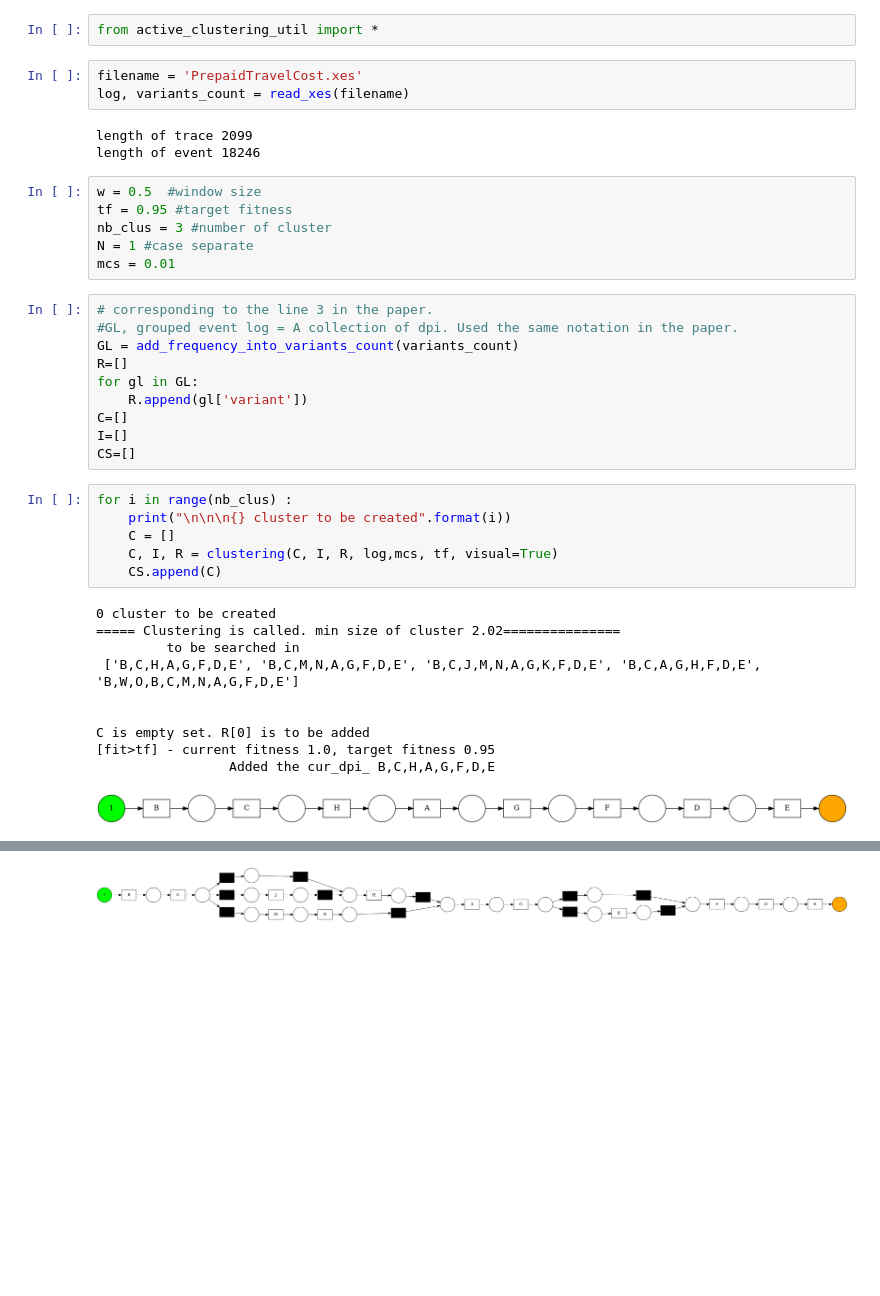
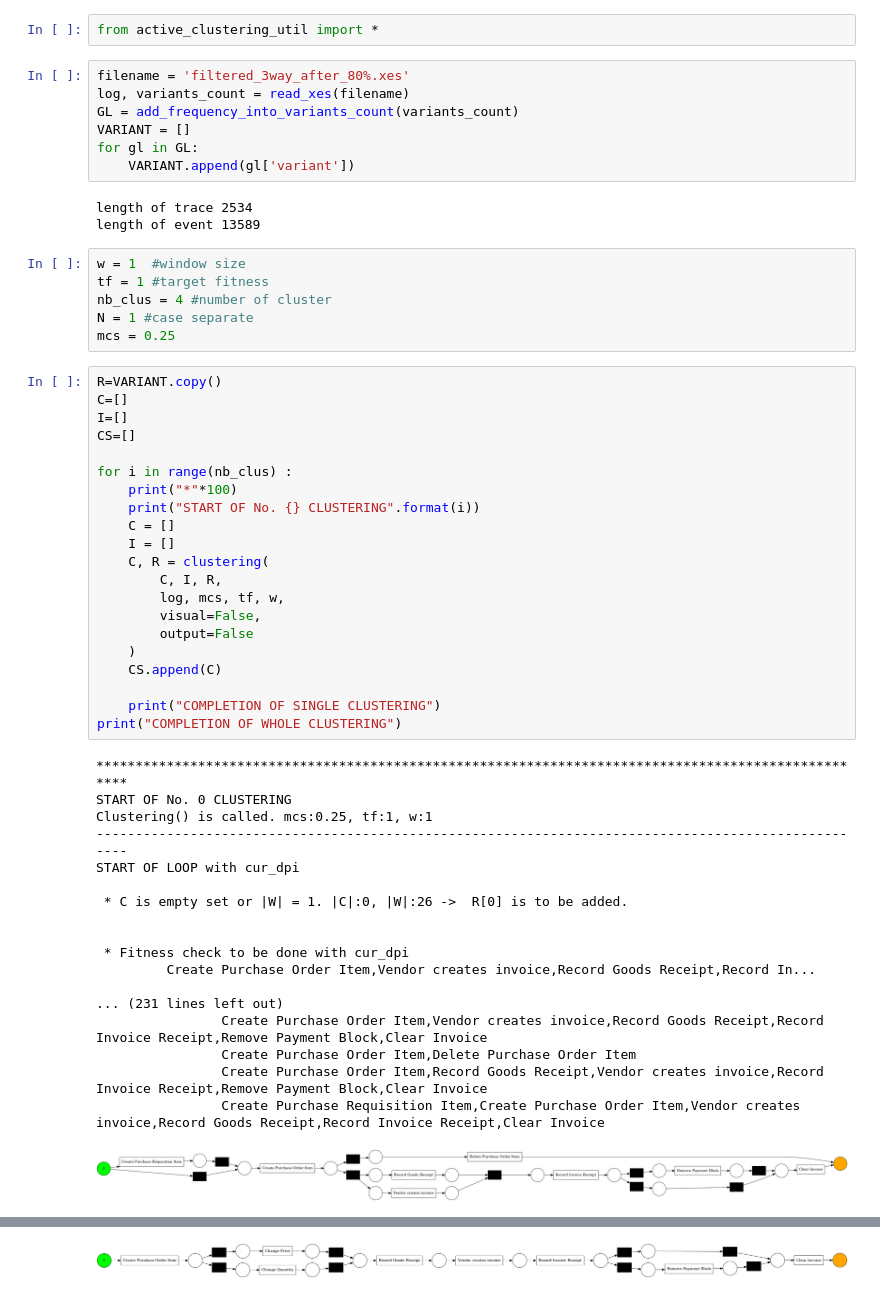
Before and after one commit to bbk0529/seminar_ML_application, a Jupyter notebook: Seminar.ipynb, the cells around one changed output, grey strips where cells are left out. Saved outputs shown, nothing was run; the diff lists cells and outputs as text; blank space fills up the shorter version.

Commit message:
adding visualization including p petrinet / dfa

```diff
--- a/Seminar.ipynb
+++ b/Seminar.ipynb
@@ -1,41 +1,58 @@
 # %%
 from active_clustering_util import *
 # %%
-filename = 'PrepaidTravelCost.xes'
+filename = 'filtered_3way_after_80%.xes'
 log, variants_count = read_xes(filename)
+GL = add_frequency_into_variants_count(variants_count)
+VARIANT = []
+for gl in GL:
+    VARIANT.append(gl['variant'])
 # %% [output]
-length of trace 2099
-length of event 18246
+length of trace 2534
+length of event 13589
 # %%
-w = 0.5  #window size
-tf = 0.95 #target fitness
-nb_clus = 3 #number of cluster
+w = 1  #window size
+tf = 1 #target fitness
+nb_clus = 4 #number of cluster
 N = 1 #case separate
-mcs = 0.01
+mcs = 0.25
-# %%
-# corresponding to the line 3 in the paper.
-#GL, grouped event log = A collection of dpi. Used the same notation in the paper.
-GL = add_frequency_into_variants_count(variants_count)
-R=[]
-for gl in GL:
-    R.append(gl['variant'])
-C=[]
-I=[]
-CS=[]
 # %%
+R=VARIANT.copy()
+C=[]
+I=[]
+CS=[]
+
 for i in range(nb_clus) :
-    print("\n\n\n{} cluster to be created".format(i))
+    print("*"*100)
+    print("START OF No. {} CLUSTERING".format(i))
     C = []
-    C, I, R = clustering(C, I, R, log,mcs, tf, visual=True)
+    I = []
+    C, R = clustering(
+        C, I, R,
+        log, mcs, tf, w,
+        visual=False,
+        output=False
+    )
     CS.append(C)
+
+    print("COMPLETION OF SINGLE CLUSTERING")
+print("COMPLETION OF WHOLE CLUSTERING")
 # %% [output]
-0 cluster to be created
-===== Clustering is called. min size of cluster 2.02===============
-         to be searched in
- ['B,C,H,A,G,F,D,E', 'B,C,M,N,A,G,F,D,E', 'B,C,J,M,N,A,G,K,F,D,E', 'B,C,A,G,H,F,D,E', 'B,W,O,B,C,M,N,A,G,F,D,E']
+****************************************************************************************************
+START OF No. 0 CLUSTERING
+Clustering() is called. mcs:0.25, tf:1, w:1
+----------------------------------------------------------------------------------------------------
+START OF LOOP with cur_dpi
+
+ * C is empty set or |W| = 1. |C|:0, |W|:26 ->  R[0] is to be added.
 
 
-C is empty set. R[0] is to be added
-[fit>tf] - current fitness 1.0, target fitness 0.95
-                 Added the cur_dpi_ B,C,H,A,G,F,D,E
+ * Fitness check to be done with cur_dpi
+         Create Purchase Order Item,Vendor creates invoice,Record Goods Receipt,Record In...
+
+... (231 lines left out)
+                Create Purchase Order Item,Vendor creates invoice,Record Goods Receipt,Record Invoice Receipt,Remove Payment Block,Clear Invoice
+                Create Purchase Order Item,Delete Purchase Order Item
+                Create Purchase Order Item,Record Goods Receipt,Vendor creates invoice,Record Invoice Receipt,Remove Payment Block,Clear Invoice
+                Create Purchase Requisition Item,Create Purchase Order Item,Vendor creates invoice,Record Goods Receipt,Record Invoice Receipt,Clear Invoice
-[figure, old version]
+[figure, new version]
@@ -71 +94 @@ C is not empty set, so w in W to be selected with min_dist
-[figure, old version]
+[figure, new version]
```
Also changed, not shown: parts of 13 cells of this notebook, 2 other files.
